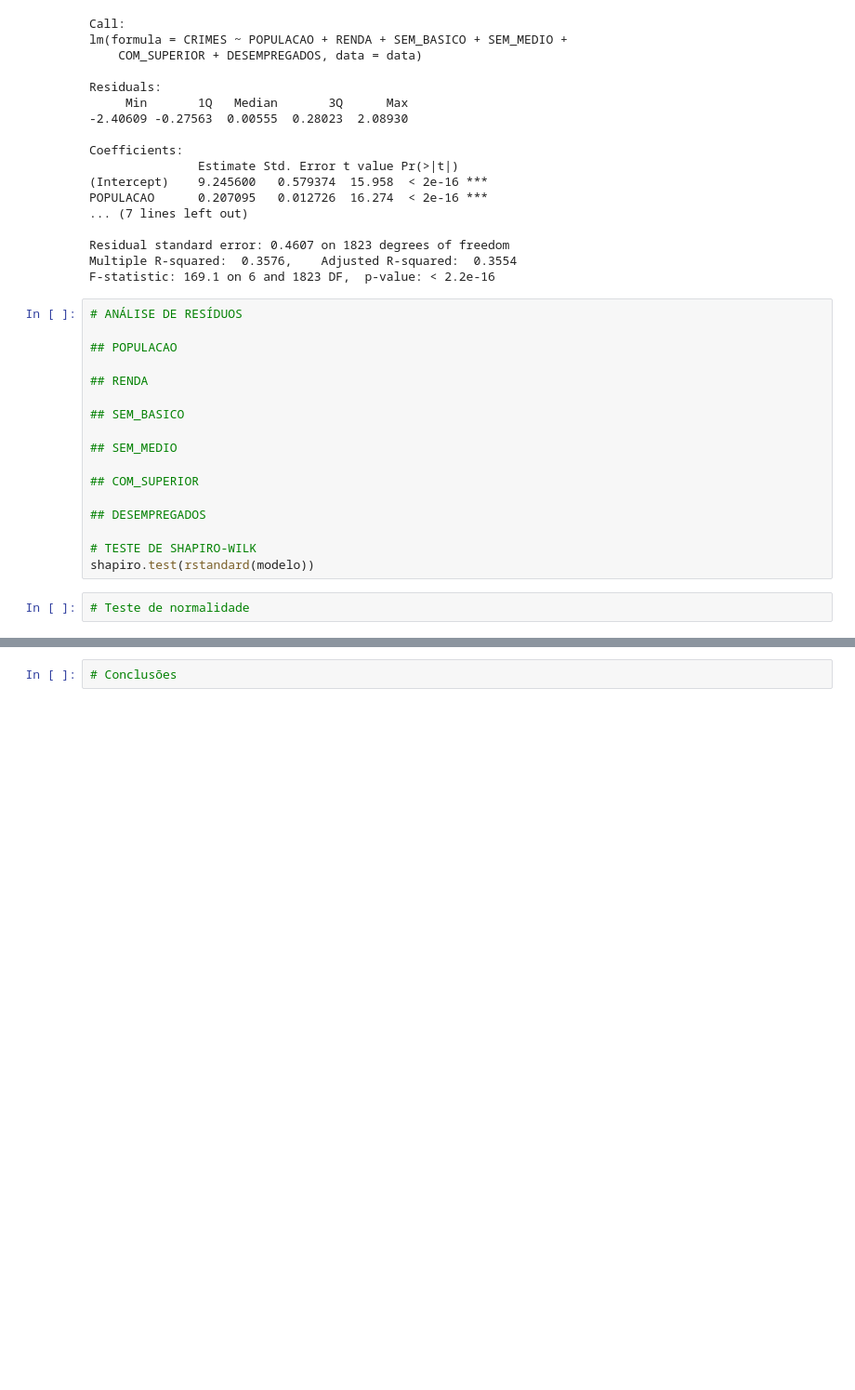
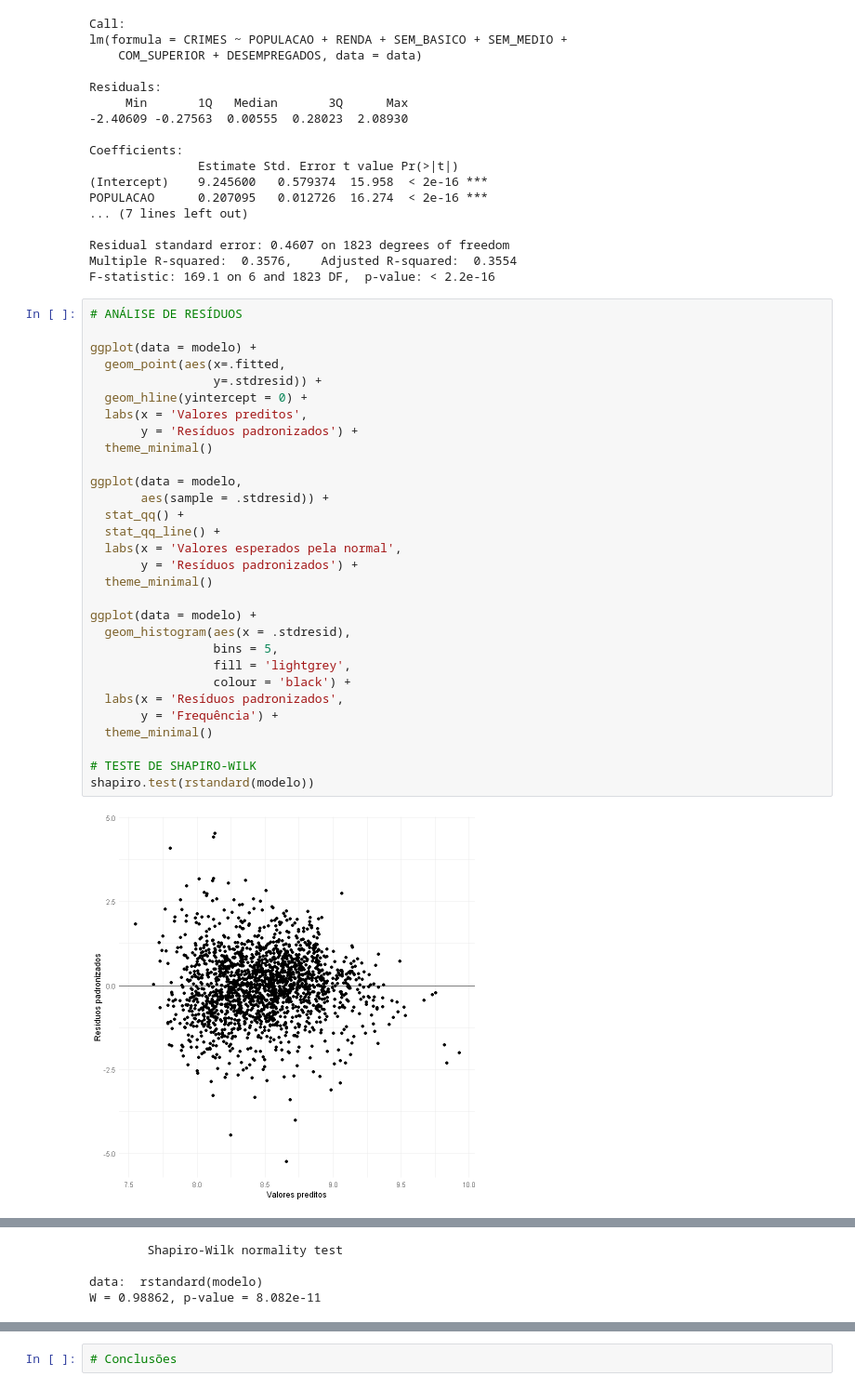
Before and after one commit to marianyfsilva/tecnicas-estatisticas-predicao, a Jupyter notebook: analise-roubos-uci.ipynb, the cells around one changed output, grey strips where cells are left out. Shown at 93% size. Drawn from its saved outputs; the diff is of its cells as text; blank space fills up the shorter version.

```diff
--- a/analise-roubos-uci.ipynb
+++ b/analise-roubos-uci.ipynb
@@ -224,22 +224,35 @@ POPULACAO      0.207095   0.012726  16.274  < 2e-16 ***
 Residual standard error: 0.4607 on 1823 degrees of freedom
 Multiple R-squared:  0.3576,    Adjusted R-squared:  0.3554
 F-statistic: 169.1 on 6 and 1823 DF,  p-value: < 2.2e-16
-# %%
-# ANÁLISE DE RESÍDUOS
-
-## POPULACAO
-
-## RENDA
-
-## SEM_BASICO
-
-## SEM_MEDIO
-
-## COM_SUPERIOR
-
-## DESEMPREGADOS
-
-# TESTE DE SHAPIRO-WILK
-shapiro.test(rstandard(modelo))
-# %%
-# Teste de normalidade
+# %%
+# ANÁLISE DE RESÍDUOS
+
+ggplot(data = modelo) +
+  geom_point(aes(x=.fitted,
+                 y=.stdresid)) +
+  geom_hline(yintercept = 0) +
+  labs(x = 'Valores preditos',
+       y = 'Resíduos padronizados') +
+  theme_minimal()
+
+ggplot(data = modelo,
+       aes(sample = .stdresid)) +
+  stat_qq() +
+  stat_qq_line() +
+  labs(x = 'Valores esperados pela normal',
+       y = 'Resíduos padronizados') +
+  theme_minimal()
+
+ggplot(data = modelo) +
+  geom_histogram(aes(x = .stdresid),
+                 bins = 5,
+                 fill = 'lightgrey',
+                 colour = 'black') +
+  labs(x = 'Resíduos padronizados',
+       y = 'Frequência') +
+  theme_minimal()
+
+# TESTE DE SHAPIRO-WILK
+shapiro.test(rstandard(modelo))
+# %% [output]
+[figure, added]
@@ -245,0 +260,4 @@ shapiro.test(rstandard(modelo))
+        Shapiro-Wilk normality test
+
+data:  rstandard(modelo)
+W = 0.98862, p-value = 8.082e-11
```
Also changed, not shown: parts of 2 cells of this notebook, 3 other files.
